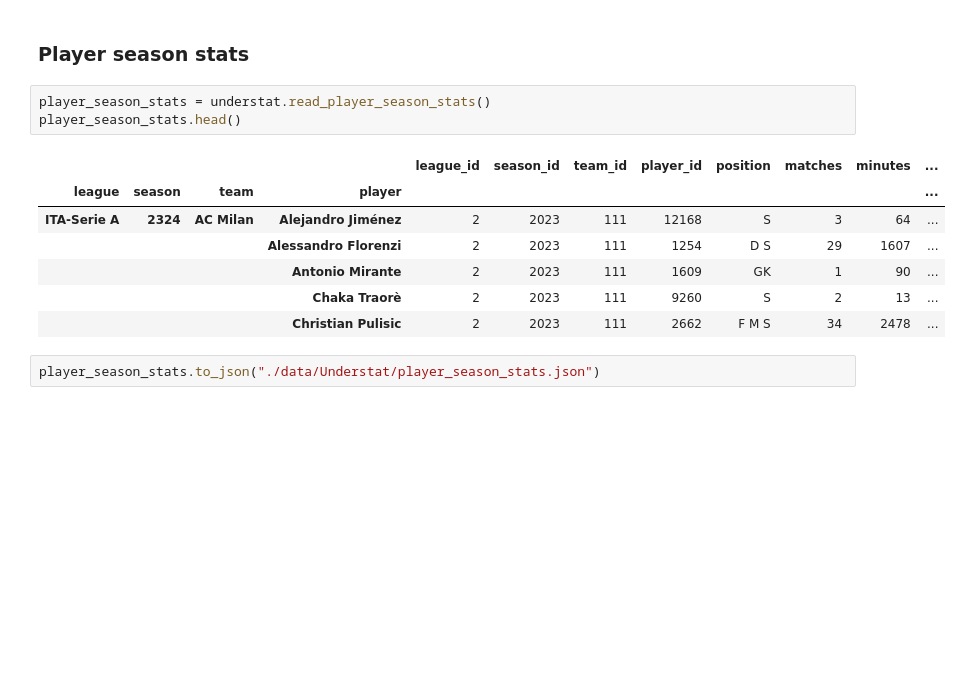
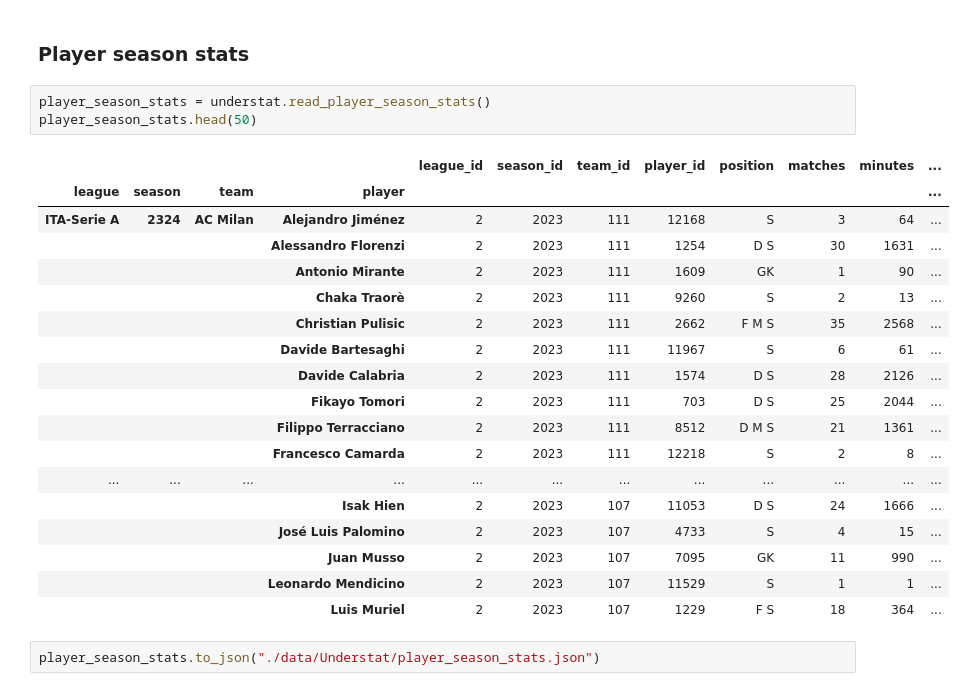
Before and after one commit to FrankMaverick/fantacalcio-scraper-test, a Jupyter notebook: SoccerData/SoccerData-Understat.ipynb, the cells around one changed output. Cells and saved outputs as stored; diff of their text form; blank space fills up the shorter version.

```diff
--- a/SoccerData/SoccerData-Understat.ipynb
+++ b/SoccerData/SoccerData-Understat.ipynb
@@ -108,15 +108,26 @@ team_match_stats.to_json("./data/Understat/team_match_stats.json")
 ### Player season stats
 # %%
 player_season_stats = understat.read_player_season_stats()
-player_season_stats.head()
+player_season_stats.head(50)
 # %% [output]
 |  |  |  |  | league_id | season_id | team_id | player_id | position | matches | minutes | ... |
 | league | season | team | player |  |  |  |  |  |  |  | ... |
 | ITA-Serie A | 2324 | AC Milan | Alejandro Jiménez | 2 | 2023 | 111 | 12168 | S | 3 | 64 | ... |
-|  |  |  | Alessandro Florenzi | 2 | 2023 | 111 | 1254 | D S | 29 | 1607 | ... |
+|  |  |  | Alessandro Florenzi | 2 | 2023 | 111 | 1254 | D S | 30 | 1631 | ... |
 |  |  |  | Antonio Mirante | 2 | 2023 | 111 | 1609 | GK | 1 | 90 | ... |
 |  |  |  | Chaka Traorè | 2 | 2023 | 111 | 9260 | S | 2 | 13 | ... |
-|  |  |  | Christian Pulisic | 2 | 2023 | 111 | 2662 | F M S | 34 | 2478 | ... |
+|  |  |  | Christian Pulisic | 2 | 2023 | 111 | 2662 | F M S | 35 | 2568 | ... |
+|  |  |  | Davide Bartesaghi | 2 | 2023 | 111 | 11967 | S | 6 | 61 | ... |
+|  |  |  | Davide Calabria | 2 | 2023 | 111 | 1574 | D S | 28 | 2126 | ... |
+|  |  |  | Fikayo Tomori | 2 | 2023 | 111 | 703 | D S | 25 | 2044 | ... |
+|  |  |  | Filippo Terracciano | 2 | 2023 | 111 | 8512 | D M S | 21 | 1361 | ... |
+|  |  |  | Francesco Camarda | 2 | 2023 | 111 | 12218 | S | 2 | 8 | ... |
+| ... | ... | ... | ... | ... | ... | ... | ... | ... | ... | ... | ... |
+|  |  |  | Isak Hien | 2 | 2023 | 107 | 11053 | D S | 24 | 1666 | ... |
+|  |  |  | José Luis Palomino | 2 | 2023 | 107 | 4733 | S | 4 | 15 | ... |
+|  |  |  | Juan Musso | 2 | 2023 | 107 | 7095 | GK | 11 | 990 | ... |
+|  |  |  | Leonardo Mendicino | 2 | 2023 | 107 | 11529 | S | 1 | 1 | ... |
+|  |  |  | Luis Muriel | 2 | 2023 | 107 | 1229 | F S | 18 | 364 | ... |
 # %%
 player_season_stats.to_json("./data/Understat/player_season_stats.json")
 # %% [markdown]
```
Also changed, not shown: parts of 3 cells of this notebook, 6 other files.
